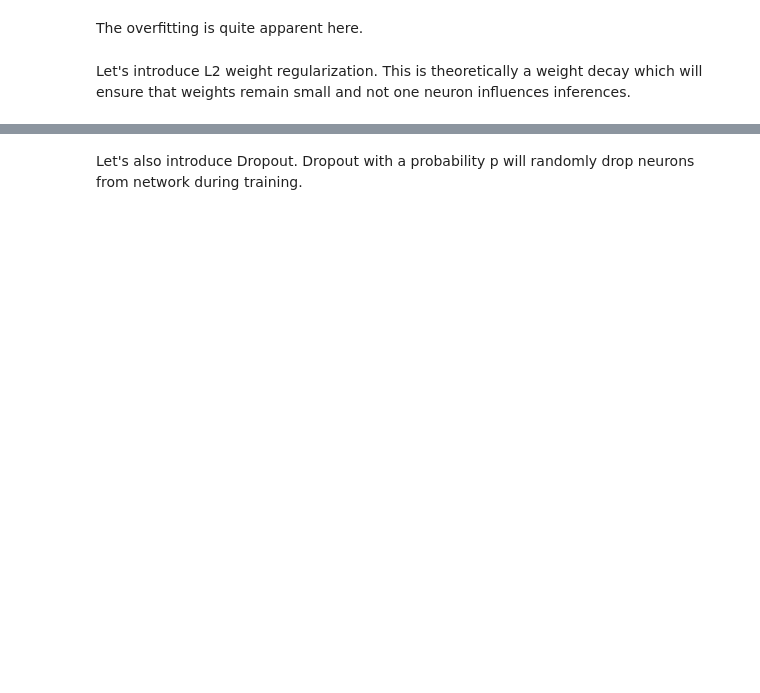
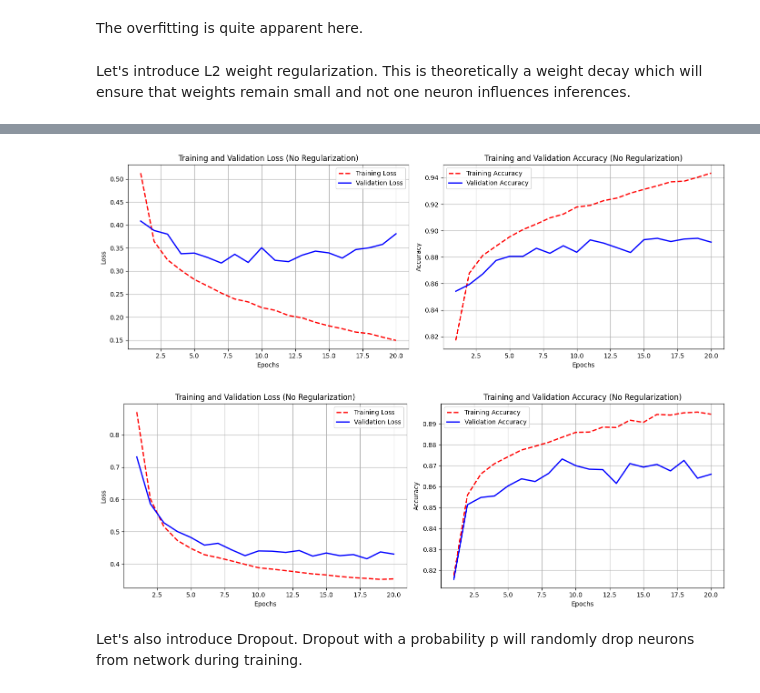
Before and after one commit to rhamzaali/CPSC393-MachineLearning, a Jupyter notebook: class_labs/05_NeuralNetworksIII.ipynb, the cells around one changed output, grey strips where cells are left out. Cells and saved outputs as stored; diff of their text form; code cells hidden in the pictures; blank space fills up the shorter version.

```diff
--- a/class_labs/05_NeuralNetworksIII.ipynb
+++ b/class_labs/05_NeuralNetworksIII.ipynb
@@ -98,9 +121,9 @@ The overfitting is quite apparent here.
 Let's introduce L2 weight regularization. This is theoretically a weight decay which will ensure that weights remain small and not one neuron influences inferences.
 # %%
 model = keras.Sequential([
-        keras.layers.Dense(256,activation='relu',input_shape=(784,)),
-        keras.layers.Dense(256,activation='relu'),
-        keras.layers.Dense(10,activation='softmax')
+        keras.layers.Dense(256,activation='relu',kernel_regularizer=keras.regularizers.l2(0.001),input_shape=(784,)),
+        keras.layers.Dense(256,activation='relu',kernel_regularizer=keras.regularizers.l2(0.001)),
+        keras.layers.Dense(10,activation='softmax') # output layer
     ])
 
 model.compile(loss="categorical_crossentropy",
@@ -113,5 +154,9 @@ history_l2_reg = model.fit(X_train_mnist,y_train_mnist,
 # %%
+evaluation_plots(history_no_reg)
 evaluation_plots(history_l2_reg)
+# %% [output]
+[figure, added]
+[figure, added]
 # %% [markdown]
 Let's also introduce Dropout. Dropout with a probability p will randomly drop neurons from network during training.
 # %%
```
Also changed, not shown: parts of 8 cells of this notebook.
